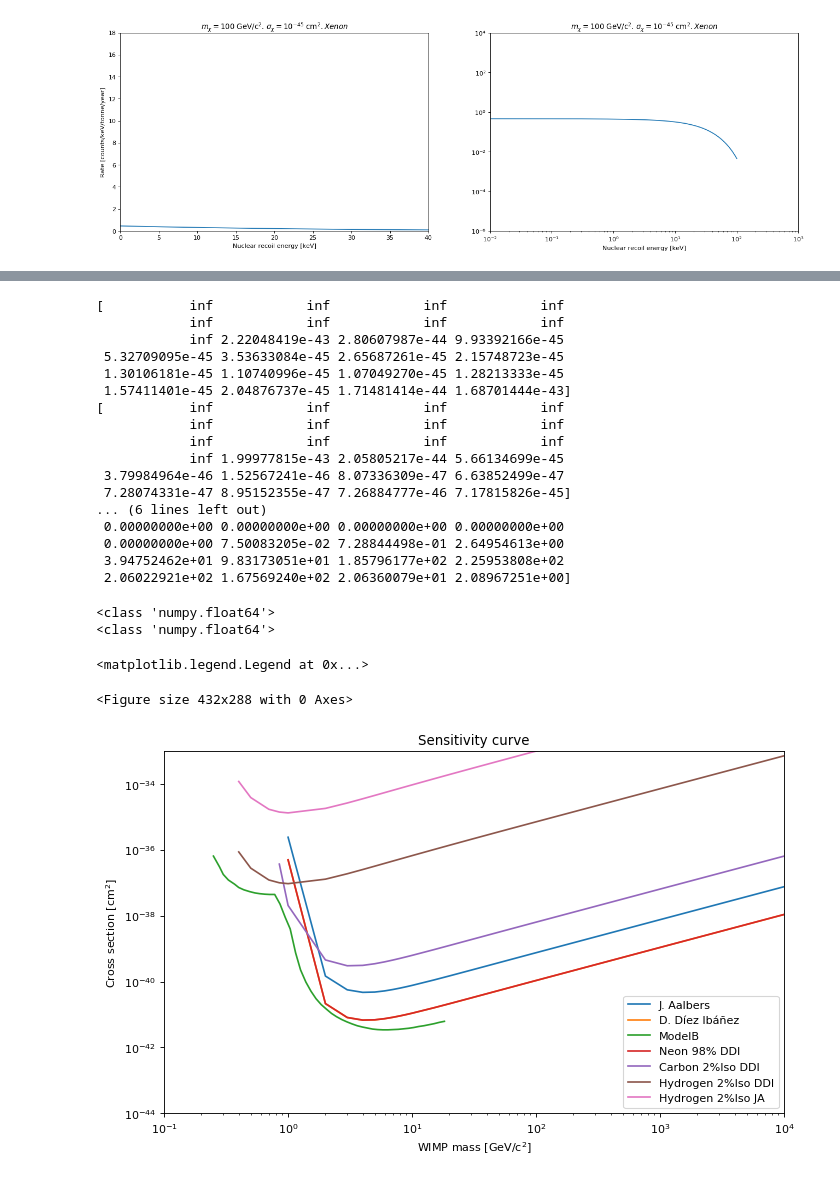
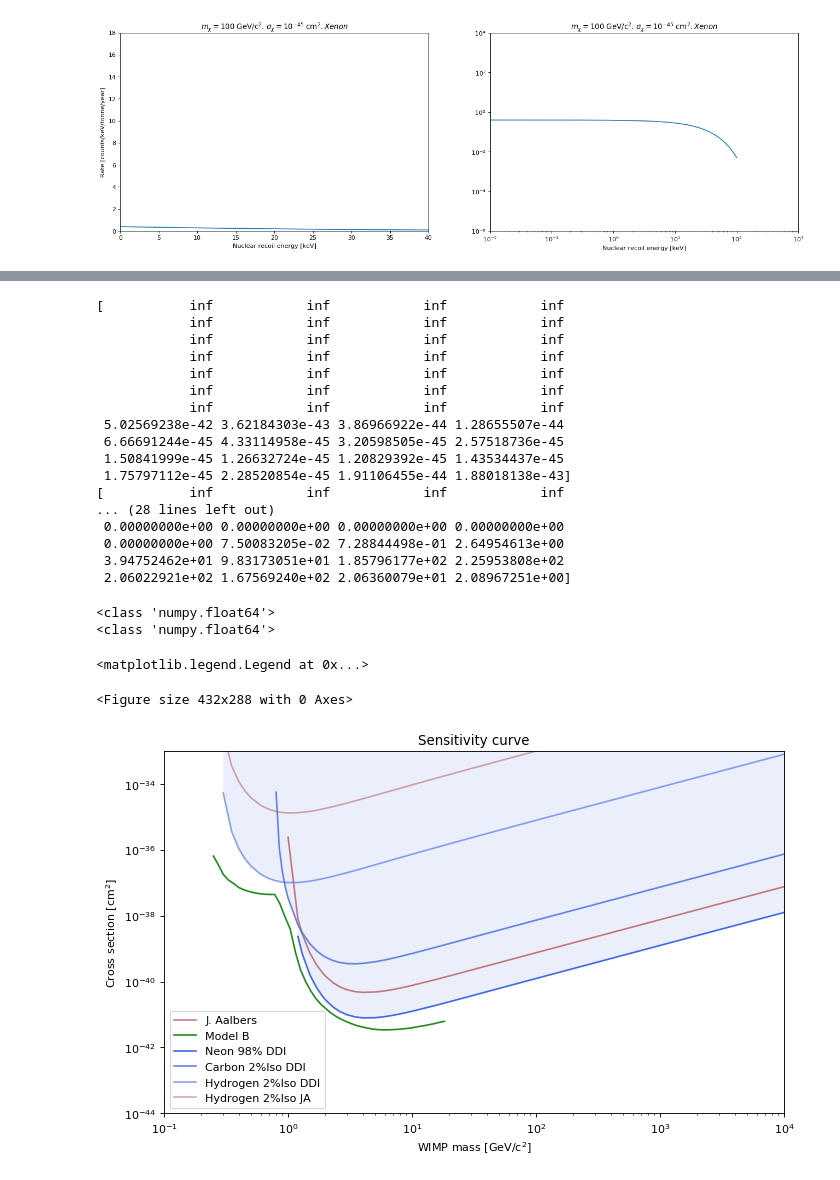
Before and after one commit to DavidDiezIb/wimpSignal, a Jupyter notebook: PlotRates.ipynb, the cells around one changed output, grey strips where cells are left out. Saved outputs shown, nothing was run; the diff lists cells and outputs as text; code cells hidden in the pictures.

Commit message:
Shaded regions in sensitivity curves

```diff
--- a/PlotRates.ipynb
+++ b/PlotRates.ipynb
@@ -217,7 +217,7 @@ print( nu.km )
 # %%
 ## Poisson method. En general casi un orden de magnitud por encima la curva de sensibilidad
 from scipy.integrate import quad
-mass = [ 0.25, 0.4, 0.5, 0.5, 0.7, 0.85, 1, 2, 3, 4, 5, 6, 7, 8, 9, 10, 15, 20, 30, 50, 70, 100, 1000, 10000 ]
+mass = [ 0.075, 0.1, 0.12, 0.15, 0.17, 0.20, 0.25, 0.3, 0.35, 0.4, 0.45, 0.5, 0.6, 0.7, 0.8, 0.85, 0.9, 0.95, 1, 1.2, 1.3, 1.5, 1.7, 1.9, 2, 2.3, 2.6, 3, 3.5, 4, 5, 6, 7, 8, 9, 10, 15, 20, 30, 50, 70, 100, 1000, 10000 ]
 area = np.zeros(np.size(mass))
 areaN = np.zeros(np.size(mass))
 areaC = np.zeros(np.size(mass))
@@ -264,19 +264,19 @@ print(crossLimAAX1T)
 print(areaX1T)
 print(areaAalbersX1T)
 # %% [output]
-[           inf            inf            inf            inf
-            inf            inf            inf            inf
-            inf 2.22048419e-43 2.80607987e-44 9.93392166e-45
- 5.32709095e-45 3.53633084e-45 2.65687261e-45 2.15748723e-45
- 1.30106181e-45 1.10740996e-45 1.07049270e-45 1.28213333e-45
- 1.57411401e-45 2.04876737e-45 1.71481414e-44 1.68701444e-43]
 [           inf            inf            inf            inf
             inf            inf            inf            inf
             inf            inf            inf            inf
-            inf 1.99977815e-43 2.05805217e-44 5.66134699e-45
- 3.79984964e-46 1.52567241e-46 8.07336309e-47 6.63852499e-47
- 7.28074331e-47 8.95152355e-47 7.26884777e-46 7.17815826e-45]
-... (6 lines left out)
+            inf            inf            inf            inf
+            inf            inf            inf            inf
+            inf            inf            inf            inf
+            inf            inf            inf            inf
+ 5.02569238e-42 3.62184303e-43 3.86966922e-44 1.28655507e-44
+ 6.66691244e-45 4.33114958e-45 3.20598505e-45 2.57518736e-45
+ 1.50841999e-45 1.26632724e-45 1.20829392e-45 1.43534437e-45
+ 1.75797112e-45 2.28520854e-45 1.91106455e-44 1.88018138e-43]
+[           inf            inf            inf            inf
+... (28 lines left out)
  0.00000000e+00 0.00000000e+00 0.00000000e+00 0.00000000e+00
  0.00000000e+00 7.50083205e-02 7.28844498e-01 2.64954613e+00
  3.94752462e+01 9.83173051e+01 1.85796177e+02 2.25953808e+02
@@ -424,28 +424,32 @@ crossB = [
 # %%
 plt.figure(1)
 plt.figure(figsize=(10, 6), dpi=80)
-plt.plot(mass, crossLimAA, label='J. Aalbers')
-plt.plot(mass, crossLim, label='D. Díez Ibáñez')
+plt.plot(mass, crossLimAA, color='brown', alpha=0.6, label='J. Aalbers')
+#plt.plot(mass, crossLim, label='D. Díez Ibáñez')
 #plt.plot(mass, crossLimX1T, label='Xenon1T bkg DDI')
 #plt.plot(mass, crossLimAAX1T, label='Xenon1T bkg JA')
 #plt.plot(massX1T, crossX1T, label='Xenon1T')
-plt.plot(modelB, crossB, label='ModelB')
+plt.plot(modelB, crossB, color='forestgreen', label='Model B')
 
-plt.plot(mass, crossLimN, label='Neon 98% DDI')
-plt.plot(mass, crossLimC, label='Carbon 2%Iso DDI')
-plt.plot(mass, crossLimH, label='Hydrogen 2%Iso DDI')
-plt.plot(mass, crossLimAAH, label='Hydrogen 2%Iso JA')
+plt.plot(mass, crossLimN, color='royalblue', alpha=1.0, label='Neon 98% DDI')
+plt.plot(mass, crossLimC, color='royalblue', alpha=0.8, label='Carbon 2%Iso DDI')
+plt.plot(mass, crossLimH, color='royalblue', alpha=0.6, label='Hydrogen 2%Iso DDI')
+plt.plot(mass, crossLimAAH, color='brown', alpha=0.4, label='Hydrogen 2%Iso JA')
+
+plt.fill_between(mass, crossLimN, crossLimC, facecolor='royalblue', alpha=0.1)
+plt.fill_between(mass, crossLimC, crossLimH,  where=crossLimH > crossLimC, facecolor='royalblue', alpha=0.1)
+plt.fill_between(mass, crossLimH, 10**(-30), facecolor='royalblue', alpha=0.1)
 
 plt.xlabel("WIMP mass [GeV/c${}^2$]")
 plt.ylabel("Cross section [cm${}^2$]")
 plt.title("Sensitivity curve")
 
 plt.xlim(10**(-1), 10**(4))
 plt.ylim(10**(-44), 10**(-33))
 plt.xscale('log')
 plt.yscale('log')
 plt.legend()
 # %% [output]
 <matplotlib.legend.Legend at 0x...>
 <Figure size 432x288 with 0 Axes>
-[figure, old version]
+[figure, new version]
```
Also changed, not shown: parts of 8 cells of this notebook.
